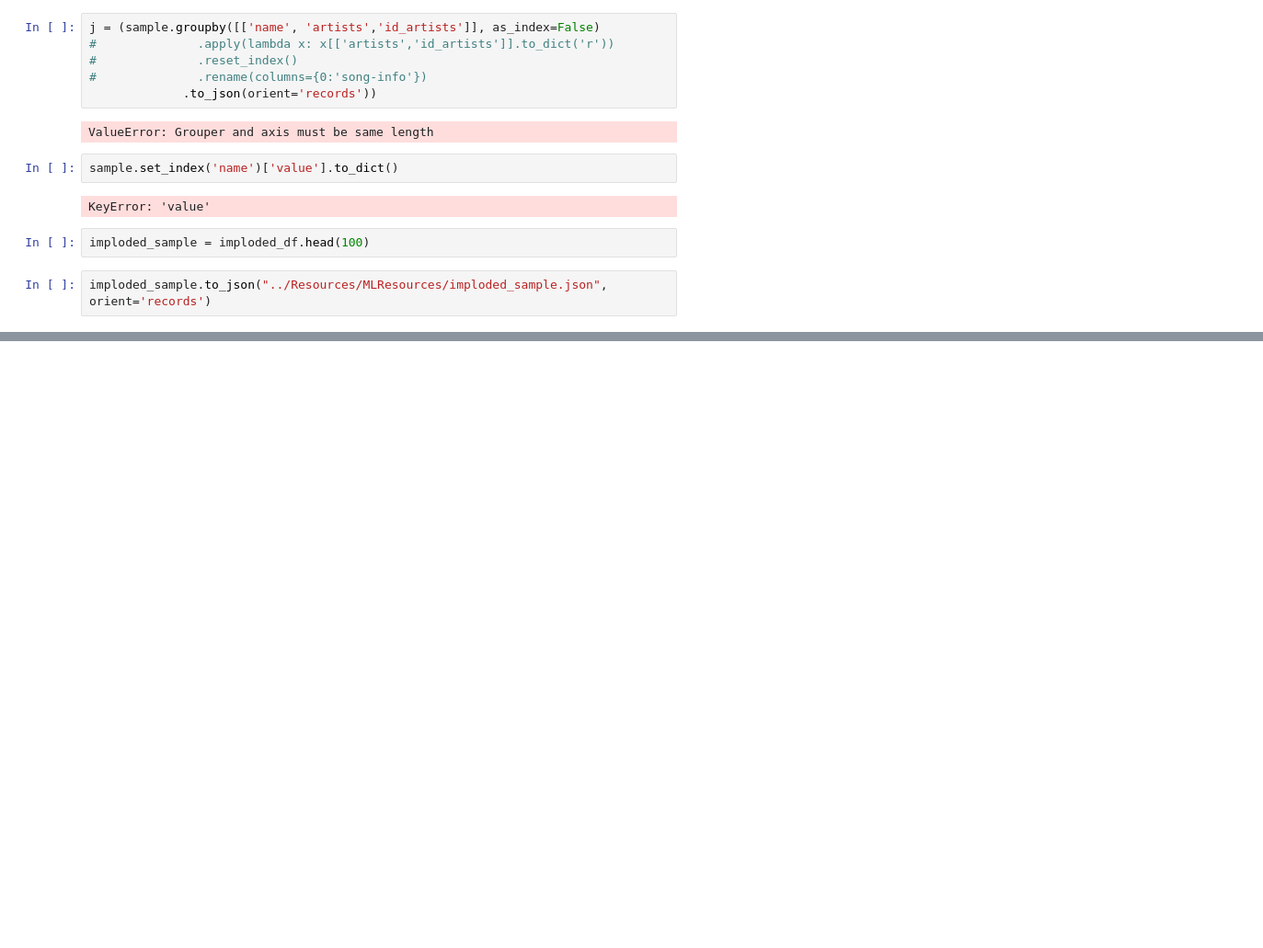
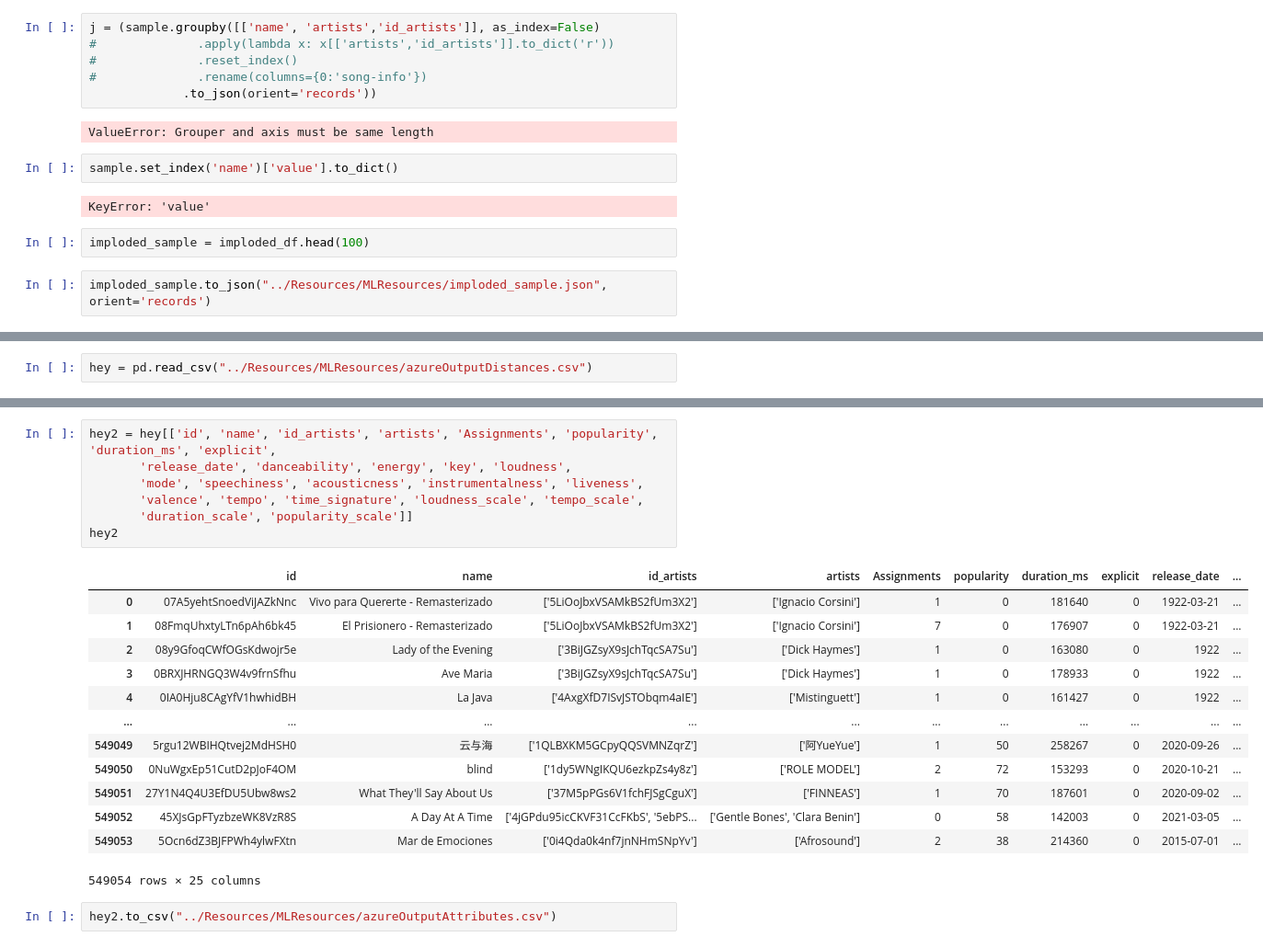
Before and after one commit to sabrinawjo/Music_ML, a Jupyter notebook: Yvonne/clustering10_ml.ipynb, the cells around one changed output, grey strips where cells are left out. Shown: that part at 92% size. Cells and saved outputs as stored; diff of their text form; blank space fills up the shorter version.

Commit message:
Azure Outputs Distances and Attributes in csv

```diff
--- a/Yvonne/clustering10_ml.ipynb
+++ b/Yvonne/clustering10_ml.ipynb
@@ -446,0 +445,2 @@ imploded_sample.to_json("../Resources/MLResources/imploded_sample.json", orient=
+# %%
+hey = pd.read_csv("../Resources/MLResources/azureOutputDistances.csv")
@@ -446,0 +485,23 @@ imploded_sample.to_json("../Resources/MLResources/imploded_sample.json", orient=
+# %%
+hey2 = hey[['id', 'name', 'id_artists', 'artists', 'Assignments', 'popularity', 'duration_ms', 'explicit',
+       'release_date', 'danceability', 'energy', 'key', 'loudness',
+       'mode', 'speechiness', 'acousticness', 'instrumentalness', 'liveness',
+       'valence', 'tempo', 'time_signature', 'loudness_scale', 'tempo_scale',
+       'duration_scale', 'popularity_scale']]
+hey2
+# %% [output]
+|  | id | name | id_artists | artists | Assignments | popularity | duration_ms | explicit | release_date | ... |
+| 0 | 07A5yehtSnoedViJAZkNnc | Vivo para Quererte - Remasterizado | ['5LiOoJbxVSAMkBS2fUm3X2'] | ['Ignacio Corsini'] | 1 | 0 | 181640 | 0 | 1922-03-21 | ... |
+| 1 | 08FmqUhxtyLTn6pAh6bk45 | El Prisionero - Remasterizado | ['5LiOoJbxVSAMkBS2fUm3X2'] | ['Ignacio Corsini'] | 7 | 0 | 176907 | 0 | 1922-03-21 | ... |
+| 2 | 08y9GfoqCWfOGsKdwojr5e | Lady of the Evening | ['3BiJGZsyX9sJchTqcSA7Su'] | ['Dick Haymes'] | 1 | 0 | 163080 | 0 | 1922 | ... |
+| 3 | 0BRXJHRNGQ3W4v9frnSfhu | Ave Maria | ['3BiJGZsyX9sJchTqcSA7Su'] | ['Dick Haymes'] | 1 | 0 | 178933 | 0 | 1922 | ... |
+| 4 | 0IA0Hju8CAgYfV1hwhidBH | La Java | ['4AxgXfD7ISvJSTObqm4aIE'] | ['Mistinguett'] | 1 | 0 | 161427 | 0 | 1922 | ... |
+| ... | ... | ... | ... | ... | ... | ... | ... | ... | ... | ... |
+| 549049 | 5rgu12WBIHQtvej2MdHSH0 | 云与海 | ['1QLBXKM5GCpyQQSVMNZqrZ'] | ['阿YueYue'] | 1 | 50 | 258267 | 0 | 2020-09-26 | ... |
+| 549050 | 0NuWgxEp51CutD2pJoF4OM | blind | ['1dy5WNgIKQU6ezkpZs4y8z'] | ['ROLE MODEL'] | 2 | 72 | 153293 | 0 | 2020-10-21 | ... |
+| 549051 | 27Y1N4Q4U3EfDU5Ubw8ws2 | What They'll Say About Us | ['37M5pPGs6V1fchFJSgCguX'] | ['FINNEAS'] | 1 | 70 | 187601 | 0 | 2020-09-02 | ... |
+| 549052 | 45XJsGpFTyzbzeWK8VzR8S | A Day At A Time | ['4jGPdu95icCKVF31CcFKbS', '5ebPS... | ['Gentle Bones', 'Clara Benin'] | 0 | 58 | 142003 | 0 | 2021-03-05 | ... |
+| 549053 | 5Ocn6dZ3BJFPWh4ylwFXtn | Mar de Emociones | ['0i4Qda0k4nf7jnNHmSNpYv'] | ['Afrosound'] | 2 | 38 | 214360 | 0 | 2015-07-01 | ... |
+549054 rows × 25 columns
+# %%
+hey2.to_csv("../Resources/MLResources/azureOutputAttributes.csv")
```
Also changed, not shown: parts of 6 cells of this notebook, 20 other files.
